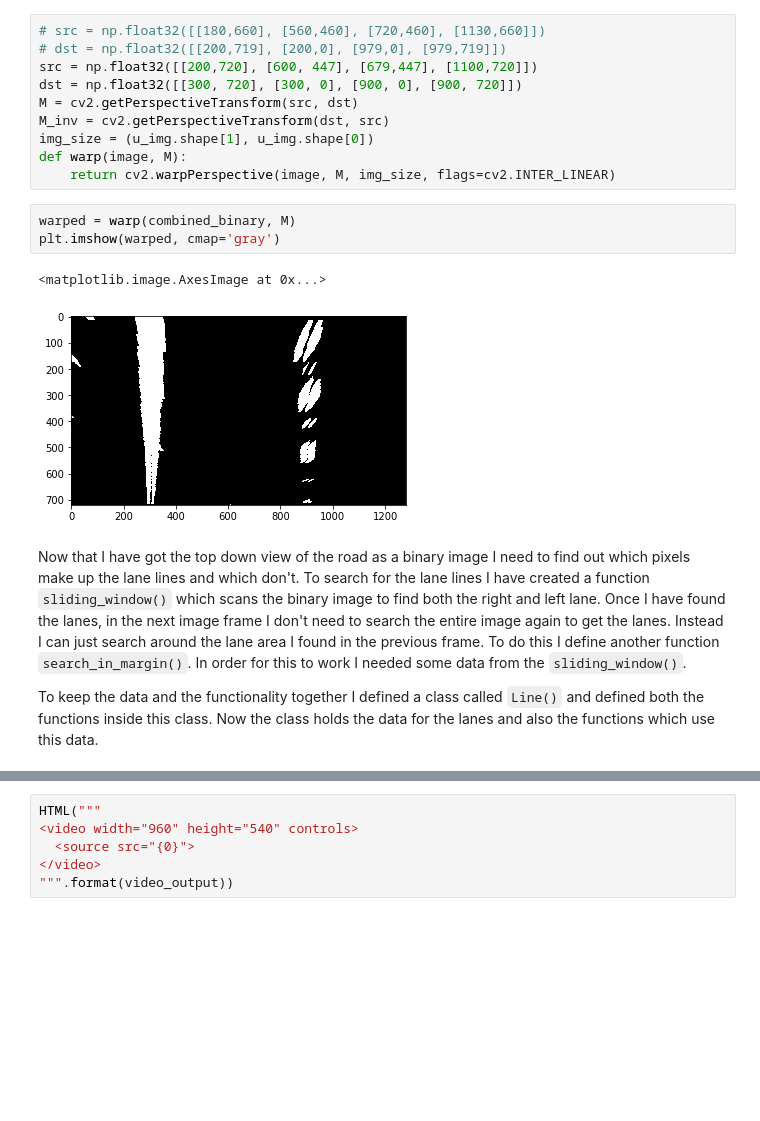
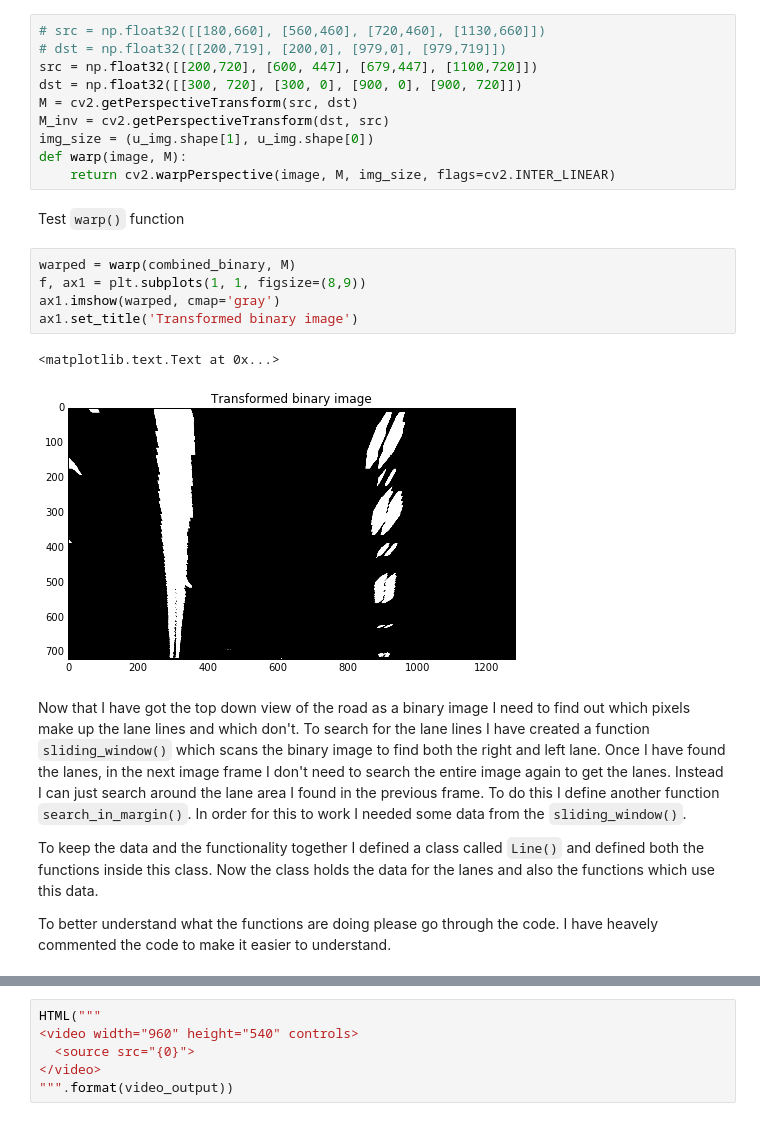
Before and after one commit to nikhil-sinnarkar/CarND-Advanced-Lane-Lines-master, a Jupyter notebook: notebook.ipynb, the cells around one changed output, grey strips where cells are left out. Saved outputs shown, nothing was run; the diff lists cells and outputs as text; blank space fills up the shorter version.

```diff
--- a/notebook.ipynb
+++ b/notebook.ipynb
@@ -144,17 +146,23 @@ M_inv = cv2.getPerspectiveTransform(dst, src)
 img_size = (u_img.shape[1], u_img.shape[0])
 def warp(image, M):
     return cv2.warpPerspective(image, M, img_size, flags=cv2.INTER_LINEAR)
+# %% [markdown]
+Test `warp()` function
 # %%
 warped = warp(combined_binary, M)
-plt.imshow(warped, cmap='gray')
+f, ax1 = plt.subplots(1, 1, figsize=(8,9))
+ax1.imshow(warped, cmap='gray')
+ax1.set_title('Transformed binary image')
 # %% [output]
-<matplotlib.image.AxesImage at 0x...>
+<matplotlib.text.Text at 0x...>
-[figure, old version]
+[figure, new version]
 # %% [markdown]
 Now that I have got the top down view of the road as a binary image I need to find out which pixels make up the lane lines and which don't. To search for the lane lines I have created a function `sliding_window()` which scans the binary image to find both the right and left lane.
 Once I have found the lanes, in the next image frame I don't need to search the entire image again to get the lanes. Instead I can just search around the lane area I found in the previous frame. To do this I define another function `search_in_margin()`. In order for this to work I needed some data from the `sliding_window()`.
 
 To keep the data and the functionality together I defined a class called `Line()` and defined both the functions inside this class. Now the class holds the data for the lanes and also the functions which use this data.
+
+To better understand what the functions are doing please go through the code. I have heavely commented the code to make it easier to understand.
 # %%
 class Line():
     def __init__(self):
```
Also changed, not shown: parts of 19 cells of this notebook.
